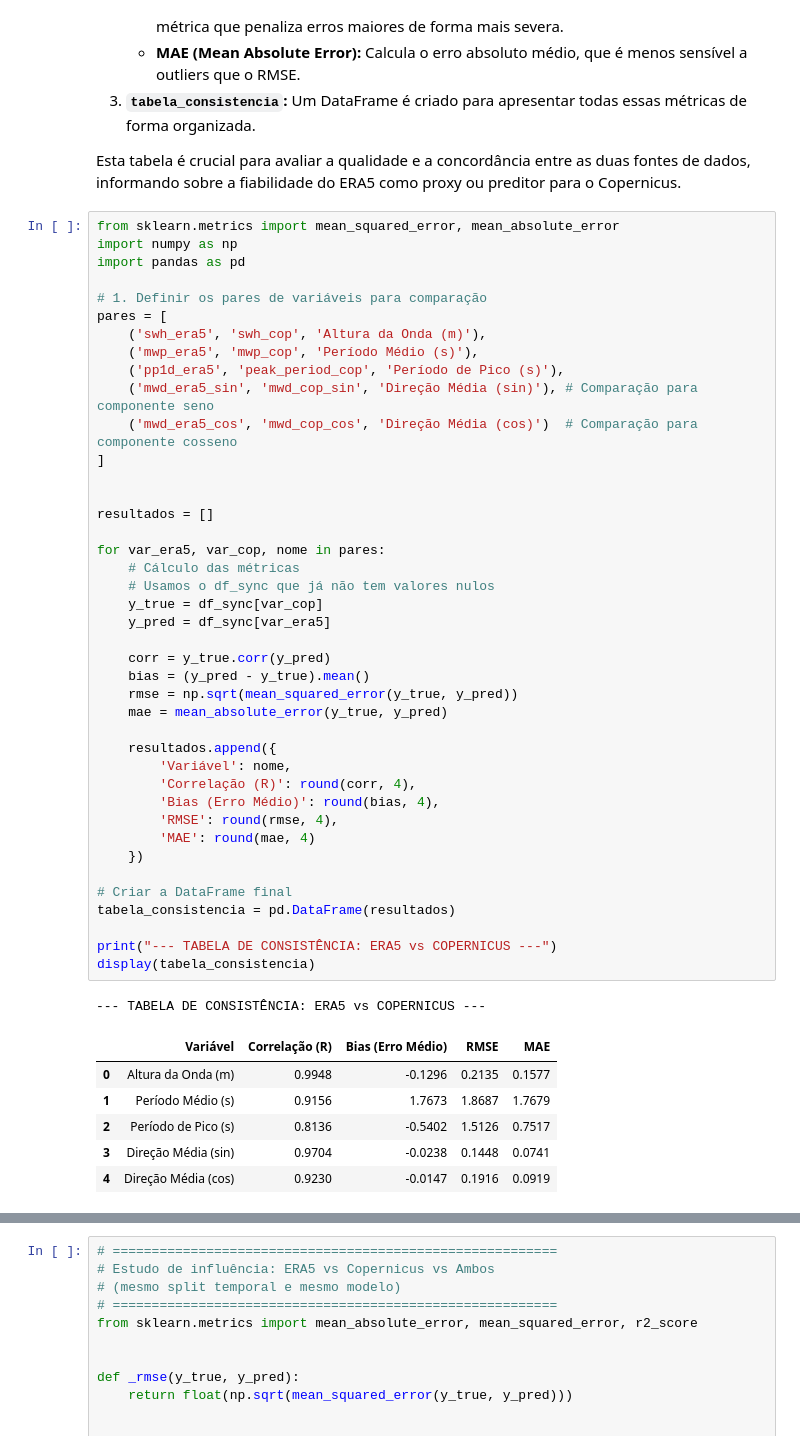
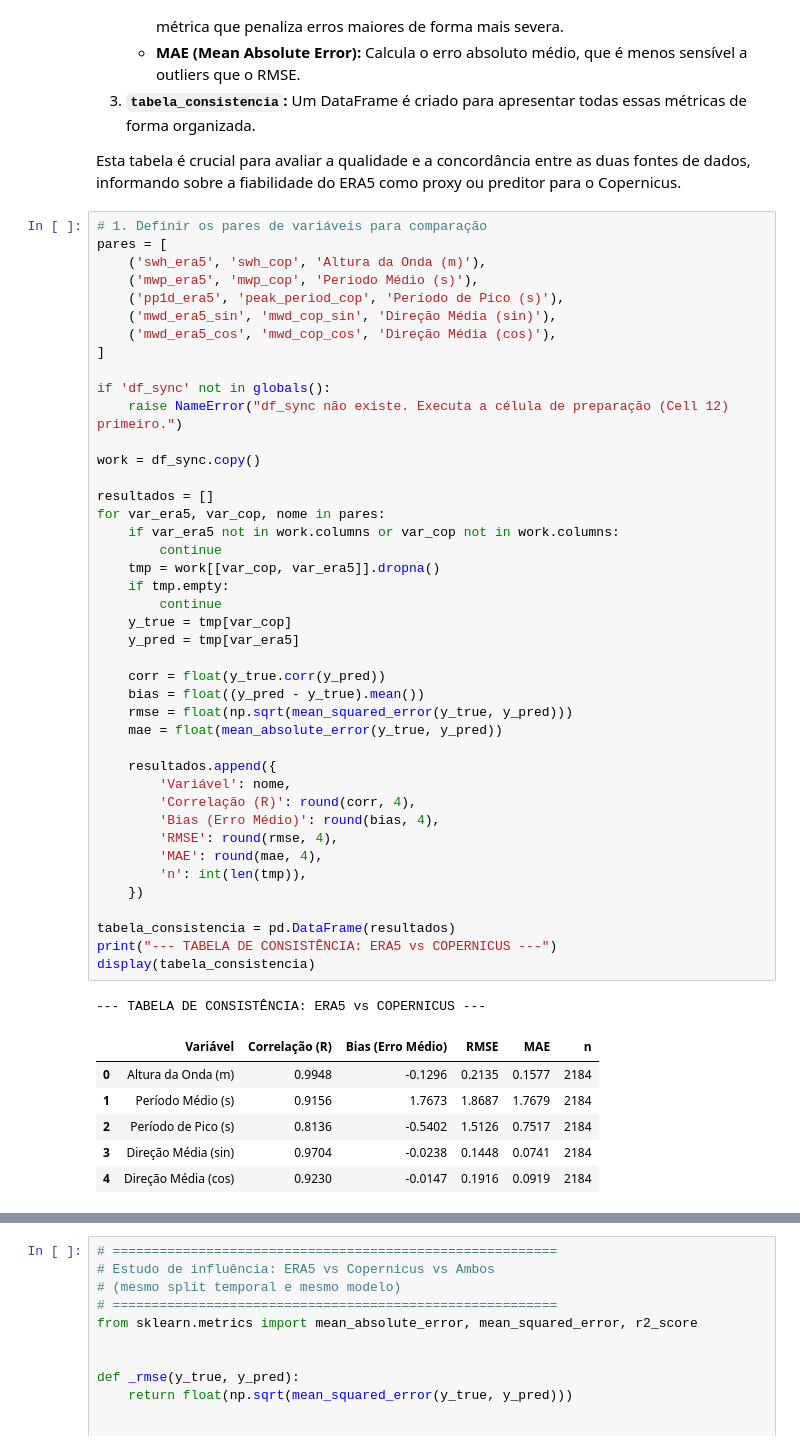
Before and after one commit to margaridanferreira/LAB, a Jupyter notebook: Project/ERA5.ipynb, the cells around one changed output, grey strips where cells are left out. Saved outputs shown, nothing was run; the diff lists cells and outputs as text.

```diff
--- a/Project/ERA5.ipynb
+++ b/Project/ERA5.ipynb
@@ -284,51 +288,52 @@ Este bloco de código realiza uma análise comparativa detalhada entre as variá
 
 Esta tabela é crucial para avaliar a qualidade e a concordância entre as duas fontes de dados, informando sobre a fiabilidade do ERA5 como proxy ou preditor para o Copernicus.
 # %%
-from sklearn.metrics import mean_squared_error, mean_absolute_error
-import numpy as np
-import pandas as pd
-
 # 1. Definir os pares de variáveis para comparação
 pares = [
     ('swh_era5', 'swh_cop', 'Altura da Onda (m)'),
     ('mwp_era5', 'mwp_cop', 'Período Médio (s)'),
     ('pp1d_era5', 'peak_period_cop', 'Período de Pico (s)'),
-    ('mwd_era5_sin', 'mwd_cop_sin', 'Direção Média (sin)'), # Comparação para componente seno
-    ('mwd_era5_cos', 'mwd_cop_cos', 'Direção Média (cos)')  # Comparação para componente cosseno
+    ('mwd_era5_sin', 'mwd_cop_sin', 'Direção Média (sin)'),
+    ('mwd_era5_cos', 'mwd_cop_cos', 'Direção Média (cos)'),
 ]
 
+if 'df_sync' not in globals():
+    raise NameError("df_sync não existe. Executa a célula de preparação (Cell 12) primeiro.")
+
+work = df_sync.copy()
 
 resultados = []
+for var_era5, var_cop, nome in pares:
+    if var_era5 not in work.columns or var_cop not in work.columns:
+        continue
+    tmp = work[[var_cop, var_era5]].dropna()
+    if tmp.empty:
+        continue
+    y_true = tmp[var_cop]
+    y_pred = tmp[var_era5]
 
-for var_era5, var_cop, nome in pares:
-    # Cálculo das métricas
-    # Usamos o df_sync que já não tem valores nulos
-    y_true = df_sync[var_cop]
-    y_pred = df_sync[var_era5]
-
-    corr = y_true.corr(y_pred)
-    bias = (y_pred - y_true).mean()
-    rmse = np.sqrt(mean_squared_error(y_true, y_pred))
-    mae = mean_absolute_error(y_true, y_pred)
+    corr = float(y_true.corr(y_pred))
+    bias = float((y_pred - y_true).mean())
+    rmse = float(np.sqrt(mean_squared_error(y_true, y_pred)))
+    mae = float(mean_absolute_error(y_true, y_pred))
 
     resultados.append({
         'Variável': nome,
         'Correlação (R)': round(corr, 4),
         'Bias (Erro Médio)': round(bias, 4),
         'RMSE': round(rmse, 4),
-        'MAE': round(mae, 4)
+        'MAE': round(mae, 4),
+        'n': int(len(tmp)),
     })
 
-# Criar a DataFrame final
 tabela_consistencia = pd.DataFrame(resultados)
-
 print("--- TABELA DE CONSISTÊNCIA: ERA5 vs COPERNICUS ---")
 display(tabela_consistencia)
 # %% [output]
 --- TABELA DE CONSISTÊNCIA: ERA5 vs COPERNICUS ---
-|  | Variável | Correlação (R) | Bias (Erro Médio) | RMSE | MAE |
-| 0 | Altura da Onda (m) | 0.9948 | -0.1296 | 0.2135 | 0.1577 |
-| 1 | Período Médio (s) | 0.9156 | 1.7673 | 1.8687 | 1.7679 |
-| 2 | Período de Pico (s) | 0.8136 | -0.5402 | 1.5126 | 0.7517 |
-| 3 | Direção Média (sin) | 0.9704 | -0.0238 | 0.1448 | 0.0741 |
-| 4 | Direção Média (cos) | 0.9230 | -0.0147 | 0.1916 | 0.0919 |
+|  | Variável | Correlação (R) | Bias (Erro Médio) | RMSE | MAE | n |
+| 0 | Altura da Onda (m) | 0.9948 | -0.1296 | 0.2135 | 0.1577 | 2184 |
+| 1 | Período Médio (s) | 0.9156 | 1.7673 | 1.8687 | 1.7679 | 2184 |
+| 2 | Período de Pico (s) | 0.8136 | -0.5402 | 1.5126 | 0.7517 | 2184 |
+| 3 | Direção Média (sin) | 0.9704 | -0.0238 | 0.1448 | 0.0741 | 2184 |
+| 4 | Direção Média (cos) | 0.9230 | -0.0147 | 0.1916 | 0.0919 | 2184 |
```
Also changed, not shown: parts of 19 cells of this notebook.
